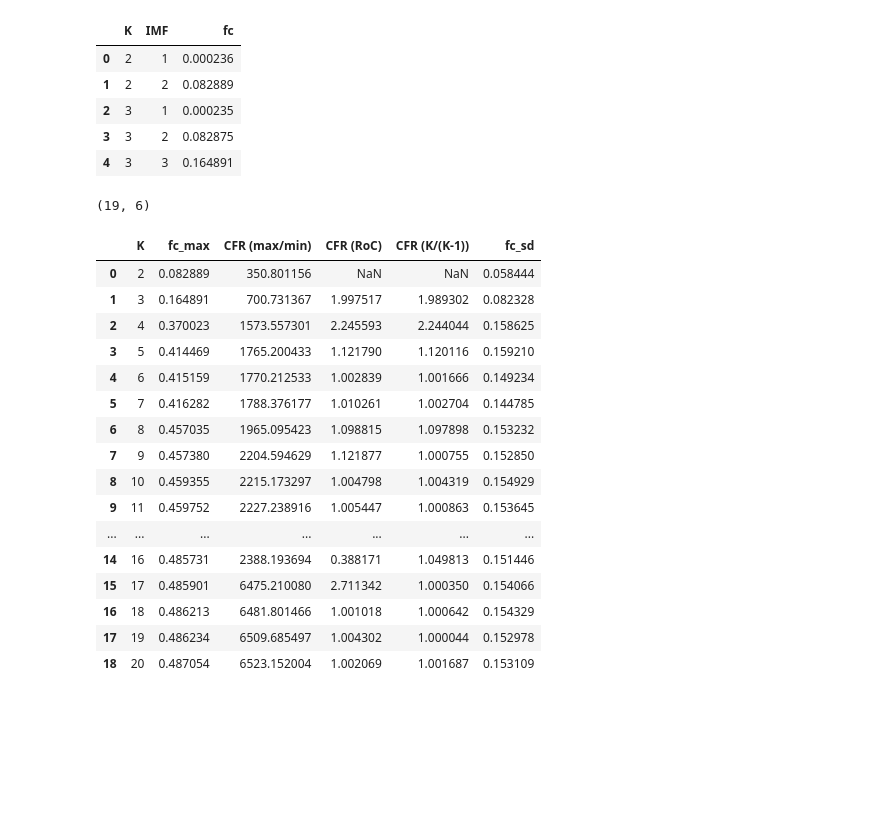
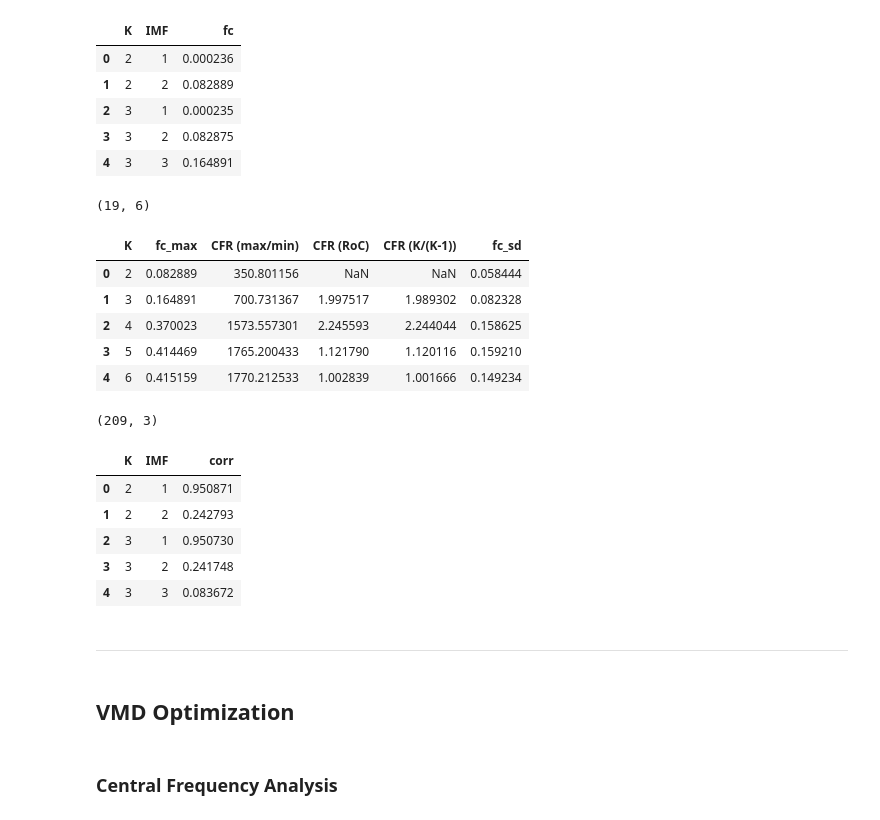
Before and after one commit to BenLeidig/de_lu_epf, a Jupyter notebook: doc/signal_decomposition.ipynb, the cells around one changed output. Cells and saved outputs as stored; diff of their text form; code cells hidden in the pictures; blank space fills up the shorter version.

```diff
--- a/doc/signal_decomposition.ipynb
+++ b/doc/signal_decomposition.ipynb
@@ -37,29 +57,45 @@ df_fc.head()
 # %%
 df_fc = reduce(
     lambda l, r:l.merge(r, on='K', how='outer'),
     [fca.find_fc_max(df_fc), fca.find_cfr_min_max(df_fc), fca.find_cfr_roc(df_fc), fca.find_cfr_K(df_fc), fca.find_fc_sd(df_fc)]
 ).sort_values(by='K', ascending=True)
 print(df_fc.shape)
-df_fc.head(20)
+df_fc.head()
 # %% [output]
 (19, 6)
 |  | K | fc_max | CFR (max/min) | CFR (RoC) | CFR (K/(K-1)) | fc_sd |
 | 0 | 2 | 0.082889 | 350.801156 | NaN | NaN | 0.058444 |
 | 1 | 3 | 0.164891 | 700.731367 | 1.997517 | 1.989302 | 0.082328 |
 | 2 | 4 | 0.370023 | 1573.557301 | 2.245593 | 2.244044 | 0.158625 |
 | 3 | 5 | 0.414469 | 1765.200433 | 1.121790 | 1.120116 | 0.159210 |
 | 4 | 6 | 0.415159 | 1770.212533 | 1.002839 | 1.001666 | 0.149234 |
-| 5 | 7 | 0.416282 | 1788.376177 | 1.010261 | 1.002704 | 0.144785 |
-| 6 | 8 | 0.457035 | 1965.095423 | 1.098815 | 1.097898 | 0.153232 |
-| 7 | 9 | 0.457380 | 2204.594629 | 1.121877 | 1.000755 | 0.152850 |
-| 8 | 10 | 0.459355 | 2215.173297 | 1.004798 | 1.004319 | 0.154929 |
-| 9 | 11 | 0.459752 | 2227.238916 | 1.005447 | 1.000863 | 0.153645 |
-| ... | ... | ... | ... | ... | ... | ... |
-| 14 | 16 | 0.485731 | 2388.193694 | 0.388171 | 1.049813 | 0.151446 |
-| 15 | 17 | 0.485901 | 6475.210080 | 2.711342 | 1.000350 | 0.154066 |
-| 16 | 18 | 0.486213 | 6481.801466 | 1.001018 | 1.000642 | 0.154329 |
-| 17 | 19 | 0.486234 | 6509.685497 | 1.004302 | 1.000044 | 0.152978 |
-| 18 | 20 | 0.487054 | 6523.152004 | 1.002069 | 1.001687 | 0.153109 |
+# %%
+corr_dict = np.load('../data/processed/vmd_corr.pkl', allow_pickle=True)
+K_list = []
+IMF_list = []
+corr_list = []
+for K in K_dict.keys():
+    for IMF in K_dict[K].keys():
+        K_list.append(K)
+        IMF_list.append(IMF+1)
+        corr_list.append(corr_dict[K][IMF])
+df_corr = pd.DataFrame({'K':K_list, 'IMF':IMF_list, 'corr':corr_list})
+print(df_corr.shape)
+df_corr.head()
+# %% [output]
+(209, 3)
+|  | K | IMF | corr |
+| 0 | 2 | 1 | 0.950871 |
+| 1 | 2 | 2 | 0.242793 |
+| 2 | 3 | 1 | 0.950730 |
+| 3 | 3 | 2 | 0.241748 |
+| 4 | 3 | 3 | 0.083672 |
+# %% [markdown]
+----
+# %% [markdown]
+## VMD Optimization
+# %% [markdown]
+### Central Frequency Analysis
 # %%
 for col, lab in zip(['fc_max', 'CFR (max/min)', 'CFR (RoC)', 'CFR (K/(K-1))', 'fc_sd'], ['Maximum Center Frequency', 'Central Frequency Ratio\n(CFR) (max/min)', 'Central Frequency Ratio\nRate of Change (CFR RoC)', 'Central Frequency Ratio\n(CFR) (K/(K-1))', 'Center Frequency Standard Deviation']):
     fig, ax = plt.subplots(figsize=(6, 4))
```
Also changed, not shown: parts of 10 cells of this notebook, 8 other files.
